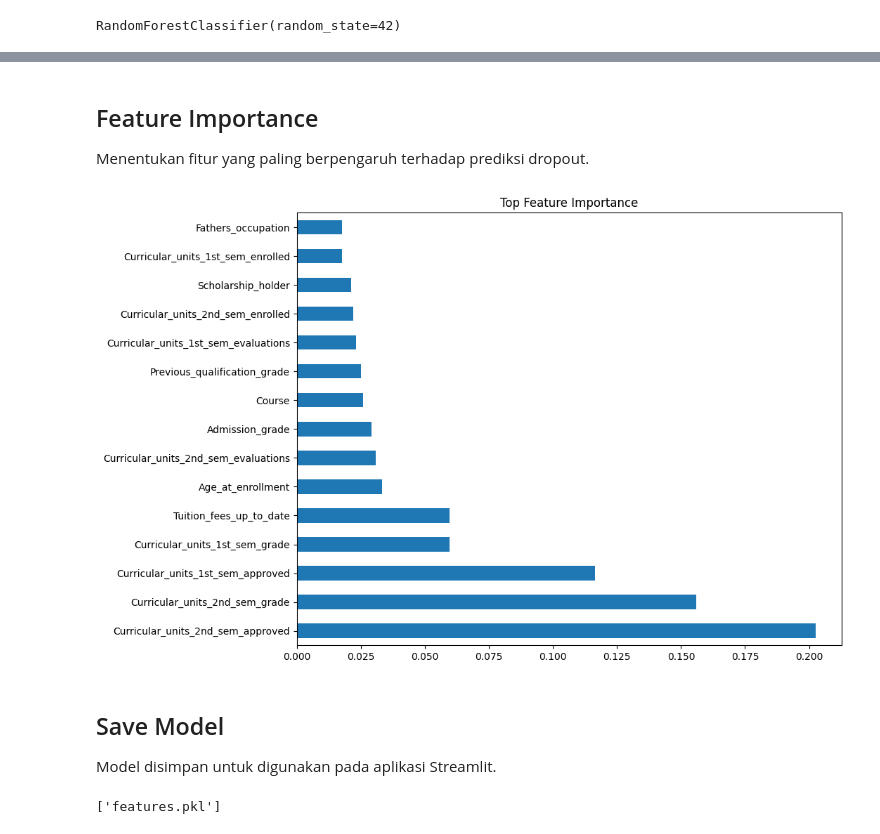
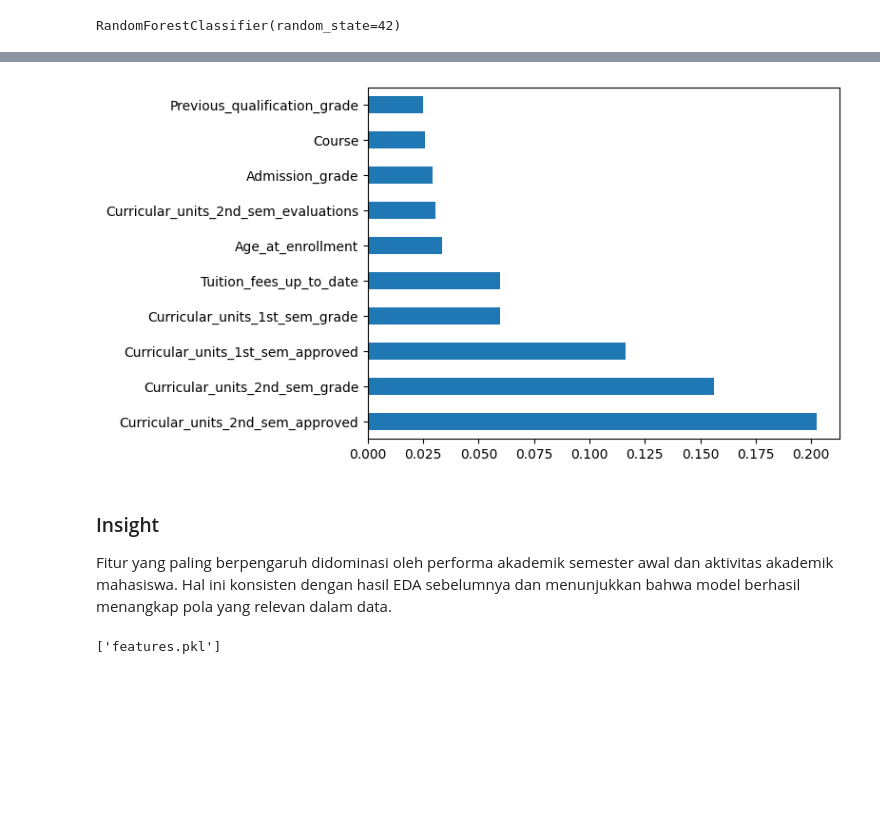
Before and after one commit to bugiscode/Data-Science, a Jupyter notebook: notebook.ipynb, the cells around one changed output, grey strips where cells are left out. Drawn from its saved outputs; the diff is of its cells as text; code cells hidden in the pictures; blank space fills up the shorter version.

```diff
--- a/notebook.ipynb
+++ b/notebook.ipynb
@@ -219,23 +213,13 @@ plt.show()
-# %% [markdown]
-## Feature Importance
-
-Menentukan fitur yang paling berpengaruh terhadap prediksi dropout.
 # %%
-importances = rf.feature_importances_
-feature_names = X.columns
+feat_imp = pd.Series(rf.feature_importances_, index=X.columns).sort_values(ascending=False)
 
-feat_imp = pd.Series(importances, index=feature_names).sort_values(ascending=False)
-
-plt.figure(figsize=(10,8))
-feat_imp.head(15).plot(kind='barh')
-plt.title("Top Feature Importance")
+feat_imp.head(10).plot(kind='barh')
 plt.show()
 # %% [output]
-[figure, old version]
+[figure, new version]
-# %% [markdown]
-## Save Model
-
-Model disimpan untuk digunakan pada aplikasi Streamlit.
+# %% [markdown]
+### Insight
+Fitur yang paling berpengaruh didominasi oleh performa akademik semester awal dan aktivitas akademik mahasiswa. Hal ini konsisten dengan hasil EDA sebelumnya dan menunjukkan bahwa model berhasil menangkap pola yang relevan dalam data.
 # %%
 joblib.dump(rf, 'model.pkl')
 joblib.dump(scaler, 'scaler.pkl')
```
Also changed, not shown: parts of 60 cells of this notebook, 2 other files.
